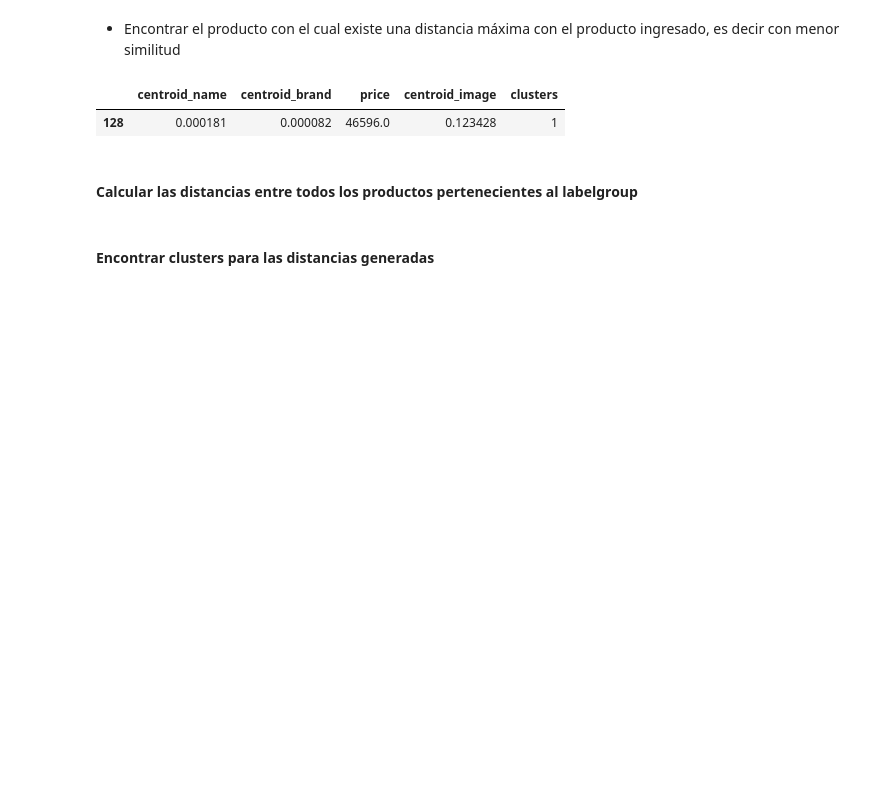
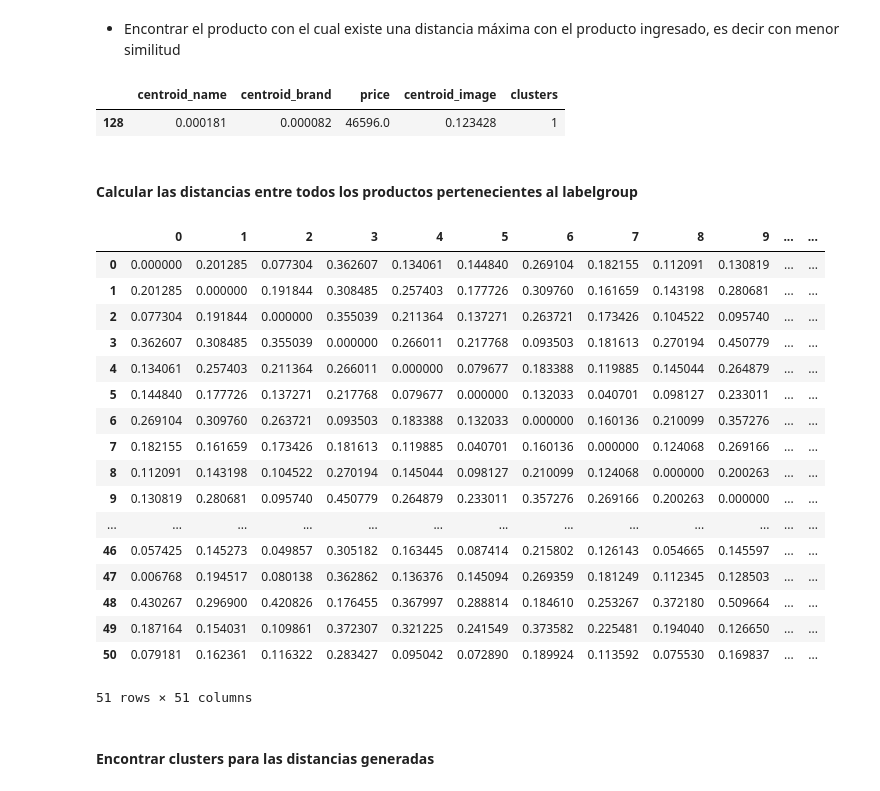
Before and after one commit to AdelaidaZC/MELI-DS-Challenge, a Jupyter notebook: notebooks/Pruebas_Finales.ipynb, the cells around one changed output. Saved outputs shown, nothing was run; the diff lists cells and outputs as text; code cells hidden in the pictures; blank space fills up the shorter version.

```diff
--- a/notebooks/Pruebas_Finales.ipynb
+++ b/notebooks/Pruebas_Finales.ipynb
@@ -275,6 +275,27 @@ ind_max = max_dist.index[0] #Conservar este índice para el posterior análisis
 #### Calcular las distancias entre todos los productos pertenecientes al labelgroup
 # %%
 gower_m_i =gower.gower_matrix(result)
+# %%
+pd.DataFrame(gower_m_i)
+# %% [output]
+|  | 0 | 1 | 2 | 3 | 4 | 5 | 6 | 7 | 8 | 9 | ... | ... |
+| 0 | 0.000000 | 0.201285 | 0.077304 | 0.362607 | 0.134061 | 0.144840 | 0.269104 | 0.182155 | 0.112091 | 0.130819 | ... | ... |
+| 1 | 0.201285 | 0.000000 | 0.191844 | 0.308485 | 0.257403 | 0.177726 | 0.309760 | 0.161659 | 0.143198 | 0.280681 | ... | ... |
+| 2 | 0.077304 | 0.191844 | 0.000000 | 0.355039 | 0.211364 | 0.137271 | 0.263721 | 0.173426 | 0.104522 | 0.095740 | ... | ... |
+| 3 | 0.362607 | 0.308485 | 0.355039 | 0.000000 | 0.266011 | 0.217768 | 0.093503 | 0.181613 | 0.270194 | 0.450779 | ... | ... |
+| 4 | 0.134061 | 0.257403 | 0.211364 | 0.266011 | 0.000000 | 0.079677 | 0.183388 | 0.119885 | 0.145044 | 0.264879 | ... | ... |
+| 5 | 0.144840 | 0.177726 | 0.137271 | 0.217768 | 0.079677 | 0.000000 | 0.132033 | 0.040701 | 0.098127 | 0.233011 | ... | ... |
+| 6 | 0.269104 | 0.309760 | 0.263721 | 0.093503 | 0.183388 | 0.132033 | 0.000000 | 0.160136 | 0.210099 | 0.357276 | ... | ... |
+| 7 | 0.182155 | 0.161659 | 0.173426 | 0.181613 | 0.119885 | 0.040701 | 0.160136 | 0.000000 | 0.124068 | 0.269166 | ... | ... |
+| 8 | 0.112091 | 0.143198 | 0.104522 | 0.270194 | 0.145044 | 0.098127 | 0.210099 | 0.124068 | 0.000000 | 0.200263 | ... | ... |
+| 9 | 0.130819 | 0.280681 | 0.095740 | 0.450779 | 0.264879 | 0.233011 | 0.357276 | 0.269166 | 0.200263 | 0.000000 | ... | ... |
+| ... | ... | ... | ... | ... | ... | ... | ... | ... | ... | ... | ... | ... |
+| 46 | 0.057425 | 0.145273 | 0.049857 | 0.305182 | 0.163445 | 0.087414 | 0.215802 | 0.126143 | 0.054665 | 0.145597 | ... | ... |
+| 47 | 0.006768 | 0.194517 | 0.080138 | 0.362862 | 0.136376 | 0.145094 | 0.269359 | 0.181249 | 0.112345 | 0.128503 | ... | ... |
+| 48 | 0.430267 | 0.296900 | 0.420826 | 0.176455 | 0.367997 | 0.288814 | 0.184610 | 0.253267 | 0.372180 | 0.509664 | ... | ... |
+| 49 | 0.187164 | 0.154031 | 0.109861 | 0.372307 | 0.321225 | 0.241549 | 0.373582 | 0.225481 | 0.194040 | 0.126650 | ... | ... |
+| 50 | 0.079181 | 0.162361 | 0.116322 | 0.283427 | 0.095042 | 0.072890 | 0.189924 | 0.113592 | 0.075530 | 0.169837 | ... | ... |
+51 rows × 51 columns
 # %% [markdown]
 #### Encontrar clusters para las distancias generadas
 # %%
```
Also changed, not shown: parts of 15 cells of this notebook, 1 other file.
